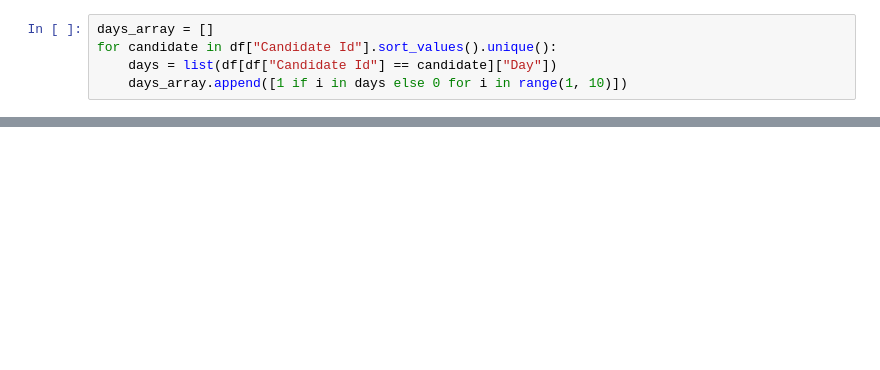
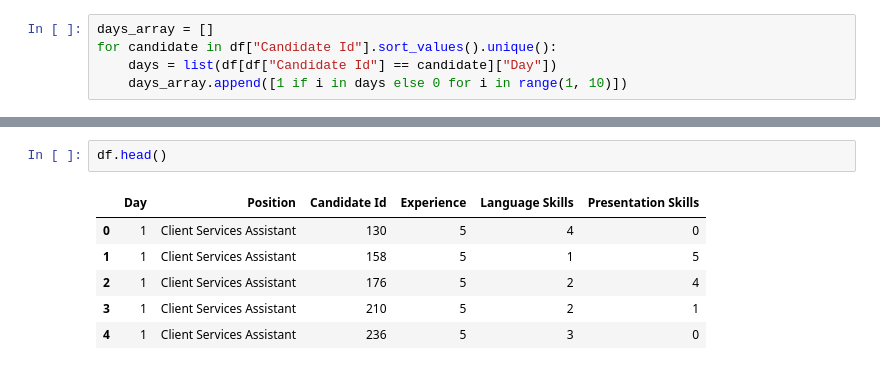
Before and after one commit to filipepcampos/feup-optimization, a Jupyter notebook: analysis.ipynb, the cells around one changed output, grey strips where cells are left out. Saved outputs shown, nothing was run; the diff lists cells and outputs as text; blank space fills up the shorter version.

```diff
--- a/analysis.ipynb
+++ b/analysis.ipynb
@@ -65,0 +91,9 @@ show_group_by_day()
+# %%
+df.head()
+# %% [output]
+|  | Day | Position | Candidate Id | Experience | Language Skills | Presentation Skills |
+| 0 | 1 | Client Services Assistant | 130 | 5 | 4 | 0 |
+| 1 | 1 | Client Services Assistant | 158 | 5 | 1 | 5 |
+| 2 | 1 | Client Services Assistant | 176 | 5 | 2 | 4 |
+| 3 | 1 | Client Services Assistant | 210 | 5 | 2 | 1 |
+| 4 | 1 | Client Services Assistant | 236 | 5 | 3 | 0 |
```
Also changed, not shown: parts of 9 cells of this notebook.
